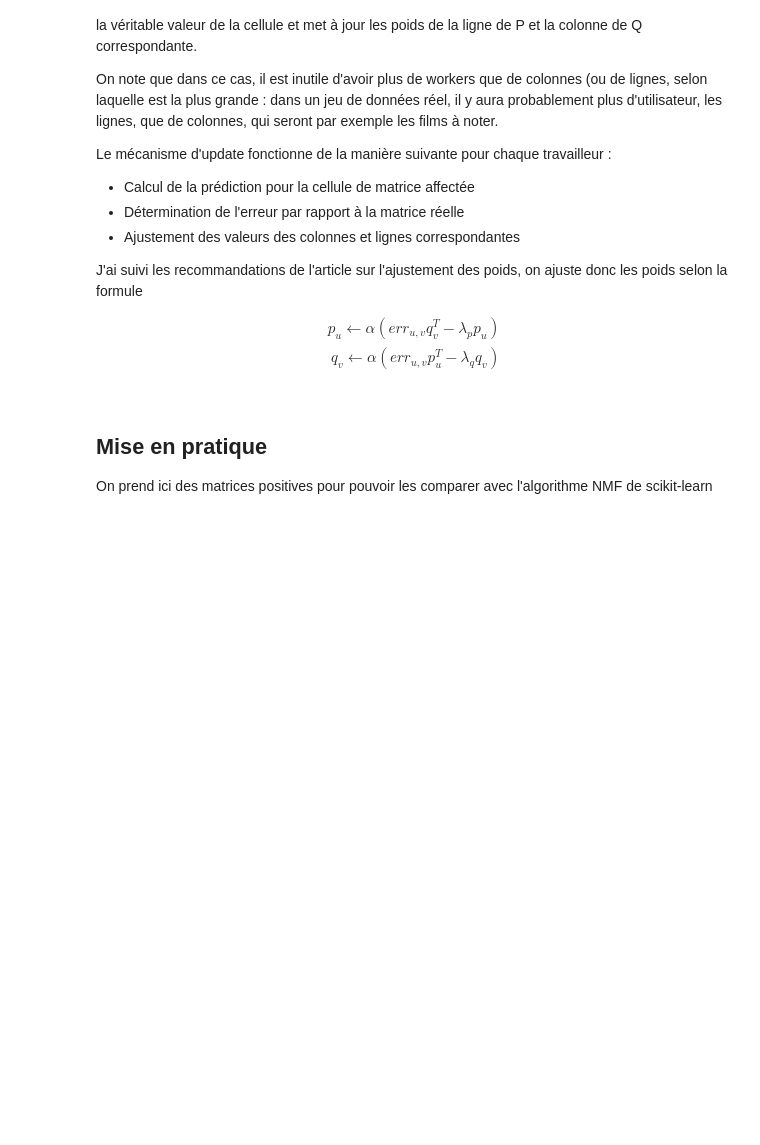
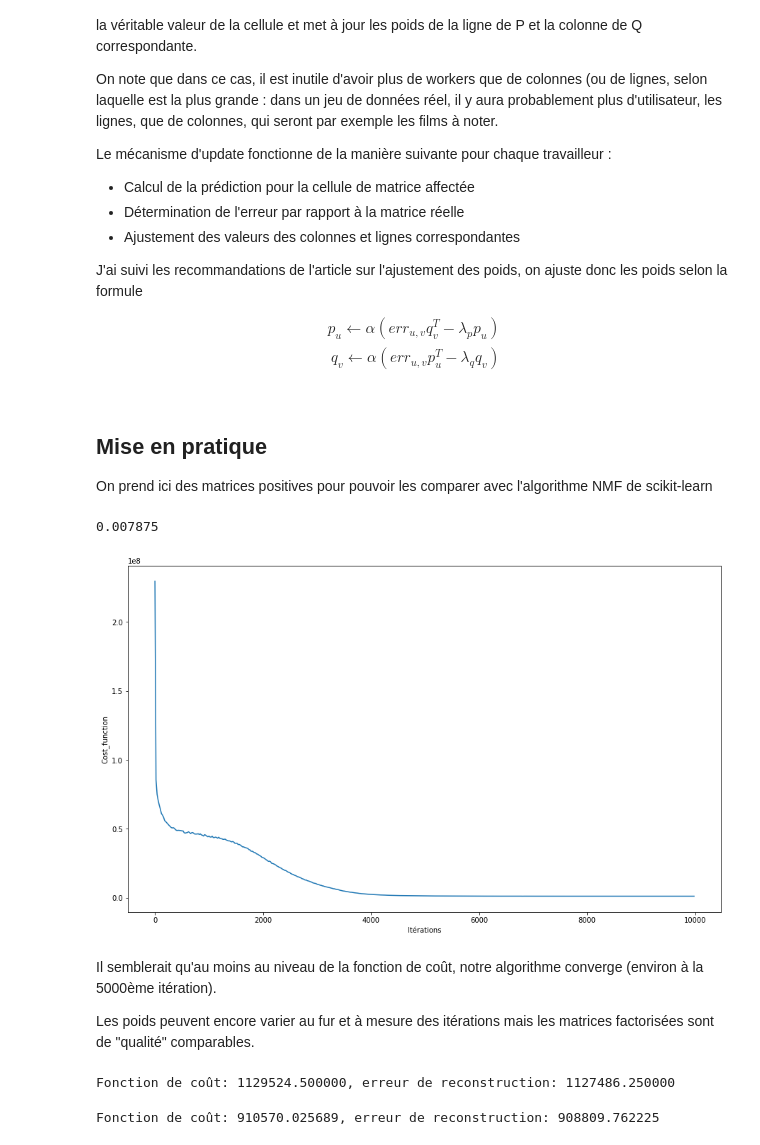
Before and after one commit to LoicEm/CUDA_MF, a Jupyter notebook: Rendu.ipynb, the cells around one changed output. Drawn from its saved outputs; the diff is of its cells as text; code cells hidden in the pictures; blank space fills up the shorter version.

Commit message:
Fini le rendu. Correction du batch_update et benchmarks

```diff
--- a/Rendu.ipynb
+++ b/Rendu.ipynb
@@ -222,9 +230,10 @@ def total_cost(p, q, real_r, predicted_r, lambda_p = 0.03, lambda_q = 0.03):
     error_matrix = gpuarray.empty_like(real_r)
     # Square and calculate the error
     square_kernel(p, p_squared)
-    squate_kernel(q, q_squared)
+    square_kernel(q, q_squared)
     error_kernel(real_r, predicted_r, error_matrix)
-    return gpuarray.sum(error_kernel) + gpuarray.sum(p_squared) * lambda_p + gpuarray.sum(q_squared) * lambda_q
+    error = gpuarray.sum(error_matrix)
+    return error + gpuarray.sum(p_squared) * lambda_p + gpuarray.sum(q_squared) * lambda_q, error
 # %% [markdown]
 ## Batch update
 
@@ -291,3 +301,11 @@ batch_update = create_from_template(batch_calculation_template, "batch_update",
 ## Mise en pratique
 
 On prend ici des matrices positives pour pouvoir les comparer avec l'algorithme NMF de scikit-learn
+# %%
+k = 30
+m = 16000
+n = 5000
+
+(k*m+k*n)/(m*n) # Taille des matrices factorisées par rapport à la matrice originale
+# %% [output]
+0.007875
@@ -293,0 +328,45 @@ On prend ici des matrices positives pour pouvoir les comparer avec l'algorithme
+# %%
+n_iter = 10000
+n_workers = 4096
+
+# Prepare the order matrices
+p_order = np.arange(m)
+q_order = np.arange(n)
+
+# Training and normalization parameters
+lambda_p = 0.01
+lambda_q = 0.01
+alpha = 0.08
+batch_update = create_from_template(batch_calculation_template, "batch_update", l="%li", u="%u", f="%f",
+                                    ncols=n, ncom=k, lambda_p=lambda_p, lambda_q=lambda_q, alpha=alpha)
+# %%
+cost_list = []
+for i in range(n_iter):
+    if i % 20 == 0 : # On ne récupère les données du GPU que toutes les 20 itérations
+        pred = np.matmul(p_gpu.get(), q_gpu.get())
+        pred_gpu = gpuarray.to_gpu(pred)
+        cost = total_cost(p_gpu, q_gpu, r_gpu, pred_gpu, lambda_p, lambda_q)
+        cost_list.append(cost[0].get().item(0))
+    # Prepare the coordinates each worker will work on
+    np.random.shuffle(p_order)
+    np.random.shuffle(q_order)
+    pgpu_order = gpuarray.to_gpu(p_order[:n_workers])
+    qgpu_order = gpuarray.to_gpu(q_order[:n_workers])
+    # Calculate and update the weights
+    batch_update(pgpu_order, qgpu_order, p_gpu, q_gpu, r_gpu, block=(1024,1,1), grid=(2,2))
+# %%
+plt.plot(np.arange(0, n_iter, 20), cost_list)
+plt.ylabel("Cost_function")
+plt.xlabel("Itérations")
+plt.show()
+# %% [output]
+[figure, added]
+# %% [markdown]
+Il semblerait qu'au moins au niveau de la fonction de coût, notre algorithme converge (environ à la 5000ème itération).
+
+Les poids peuvent encore varier au fur et à mesure des itérations mais les matrices factorisées sont de "qualité" comparables.
+# %%
+cost = total_cost(p_gpu, q_gpu, r_gpu, pred_gpu,lambda_p=lambda_p, lambda_q=lambda_q)
+print("Fonction de coût: %f, erreur de reconstruction: %f" % (cost[0].get().item(0), cost[1].get().item(0)))
+# %% [output]
+Fonction de coût: 1129524.500000, erreur de reconstruction: 1127486.250000
@@ -293,0 +379,6 @@ On prend ici des matrices positives pour pouvoir les comparer avec l'algorithme
+# %%
+NMF_err = ((np.matmul(p_NMF, q_NMF) - r)**2).sum()
+NMF_cost = lambda_p * (p_NMF**2).sum() + lambda_q * (q_NMF**2).sum() + NMF_err
+print("Fonction de coût: %f, erreur de reconstruction: %f" % (NMF_cost, NMF_err))
+# %% [output]
+Fonction de coût: 910570.025689, erreur de reconstruction: 908809.762225
```
Also changed, not shown: parts of 20 cells of this notebook.
